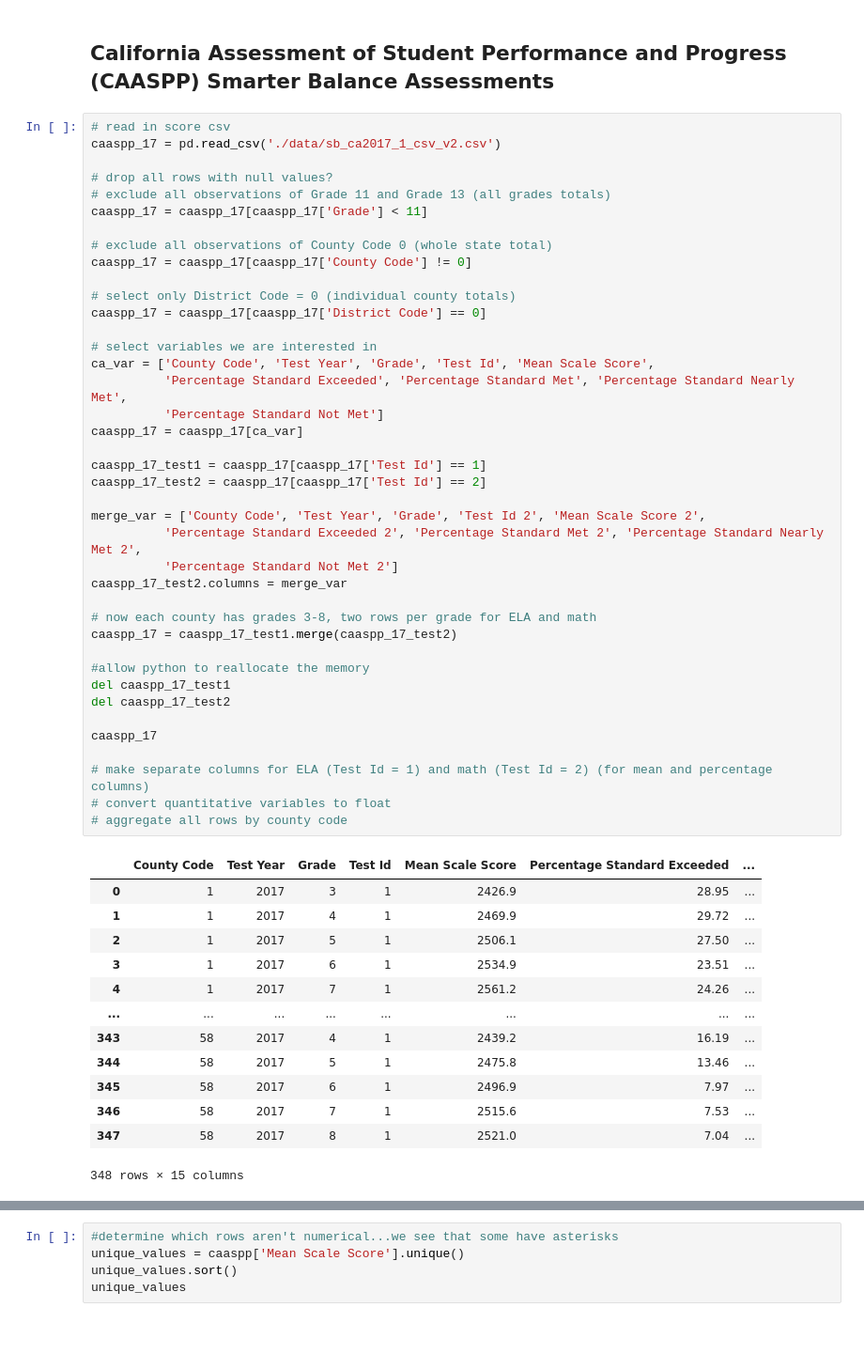
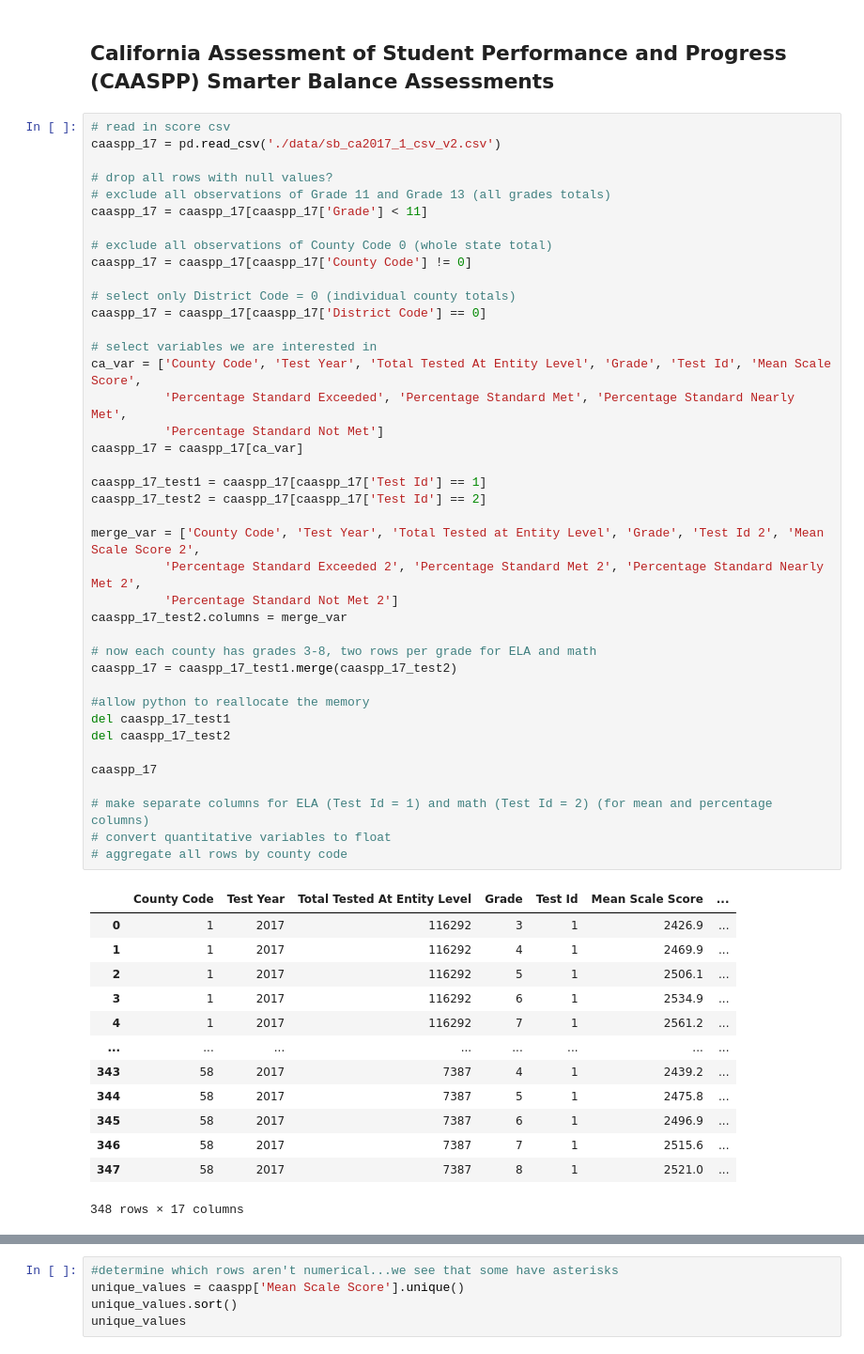
Before and after one commit to KaitlynChou/COGS-108-Project, a Jupyter notebook: EDACheckpoint_Group057_WI24.ipynb, the cells around one changed output, grey strips where cells are left out. Shown at 94% size. Saved outputs shown, nothing was run; the diff lists cells and outputs as text.

```diff
--- a/EDACheckpoint_Group057_WI24.ipynb
+++ b/EDACheckpoint_Group057_WI24.ipynb
@@ -164,48 +164,48 @@ caaspp_17 = caaspp_17[caaspp_17['Grade'] < 11]
 caaspp_17 = caaspp_17[caaspp_17['County Code'] != 0]
 
 # select only District Code = 0 (individual county totals)
 caaspp_17 = caaspp_17[caaspp_17['District Code'] == 0]
 
 # select variables we are interested in
-ca_var = ['County Code', 'Test Year', 'Grade', 'Test Id', 'Mean Scale Score',
+ca_var = ['County Code', 'Test Year', 'Total Tested At Entity Level', 'Grade', 'Test Id', 'Mean Scale Score',
           'Percentage Standard Exceeded', 'Percentage Standard Met', 'Percentage Standard Nearly Met',
           'Percentage Standard Not Met']
 caaspp_17 = caaspp_17[ca_var]
 
 caaspp_17_test1 = caaspp_17[caaspp_17['Test Id'] == 1]
 caaspp_17_test2 = caaspp_17[caaspp_17['Test Id'] == 2]
 
-merge_var = ['County Code', 'Test Year', 'Grade', 'Test Id 2', 'Mean Scale Score 2',
+merge_var = ['County Code', 'Test Year', 'Total Tested at Entity Level', 'Grade', 'Test Id 2', 'Mean Scale Score 2',
           'Percentage Standard Exceeded 2', 'Percentage Standard Met 2', 'Percentage Standard Nearly Met 2',
           'Percentage Standard Not Met 2']
 caaspp_17_test2.columns = merge_var
 
 # now each county has grades 3-8, two rows per grade for ELA and math
 caaspp_17 = caaspp_17_test1.merge(caaspp_17_test2)
 
 #allow python to reallocate the memory
 del caaspp_17_test1
 del caaspp_17_test2
 
 caaspp_17
 
 # make separate columns for ELA (Test Id = 1) and math (Test Id = 2) (for mean and percentage columns)
 # convert quantitative variables to float
 # aggregate all rows by county code
 # %% [output]
-|  | County Code | Test Year | Grade | Test Id | Mean Scale Score | Percentage Standard Exceeded | ... |
-| 0 | 1 | 2017 | 3 | 1 | 2426.9 | 28.95 | ... |
-| 1 | 1 | 2017 | 4 | 1 | 2469.9 | 29.72 | ... |
-| 2 | 1 | 2017 | 5 | 1 | 2506.1 | 27.50 | ... |
-| 3 | 1 | 2017 | 6 | 1 | 2534.9 | 23.51 | ... |
-| 4 | 1 | 2017 | 7 | 1 | 2561.2 | 24.26 | ... |
+|  | County Code | Test Year | Total Tested At Entity Level | Grade | Test Id | Mean Scale Score | ... |
+| 0 | 1 | 2017 | 116292 | 3 | 1 | 2426.9 | ... |
+| 1 | 1 | 2017 | 116292 | 4 | 1 | 2469.9 | ... |
+| 2 | 1 | 2017 | 116292 | 5 | 1 | 2506.1 | ... |
+| 3 | 1 | 2017 | 116292 | 6 | 1 | 2534.9 | ... |
+| 4 | 1 | 2017 | 116292 | 7 | 1 | 2561.2 | ... |
 | ... | ... | ... | ... | ... | ... | ... | ... |
-| 343 | 58 | 2017 | 4 | 1 | 2439.2 | 16.19 | ... |
-| 344 | 58 | 2017 | 5 | 1 | 2475.8 | 13.46 | ... |
-| 345 | 58 | 2017 | 6 | 1 | 2496.9 | 7.97 | ... |
-| 346 | 58 | 2017 | 7 | 1 | 2515.6 | 7.53 | ... |
-| 347 | 58 | 2017 | 8 | 1 | 2521.0 | 7.04 | ... |
+| 343 | 58 | 2017 | 7387 | 4 | 1 | 2439.2 | ... |
+| 344 | 58 | 2017 | 7387 | 5 | 1 | 2475.8 | ... |
+| 345 | 58 | 2017 | 7387 | 6 | 1 | 2496.9 | ... |
+| 346 | 58 | 2017 | 7387 | 7 | 1 | 2515.6 | ... |
+| 347 | 58 | 2017 | 7387 | 8 | 1 | 2521.0 | ... |
-348 rows × 15 columns
+348 rows × 17 columns
 # %%
 caaspp_18 = pd.read_csv('./data/sb_ca2018_1_csv_v3.csv')
 caaspp_18 = caaspp_18[caaspp_18['Grade'] < 11]
```
Also changed, not shown: parts of 7 cells of this notebook.
